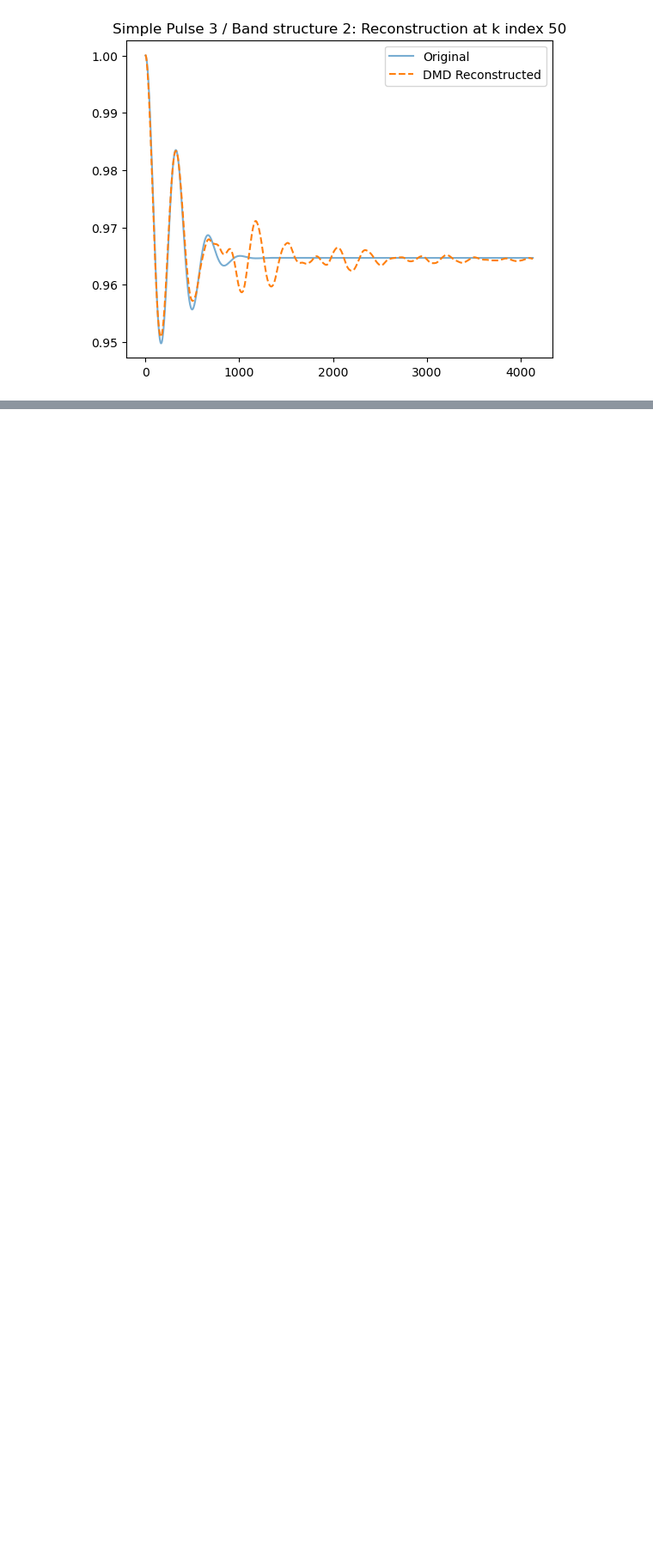
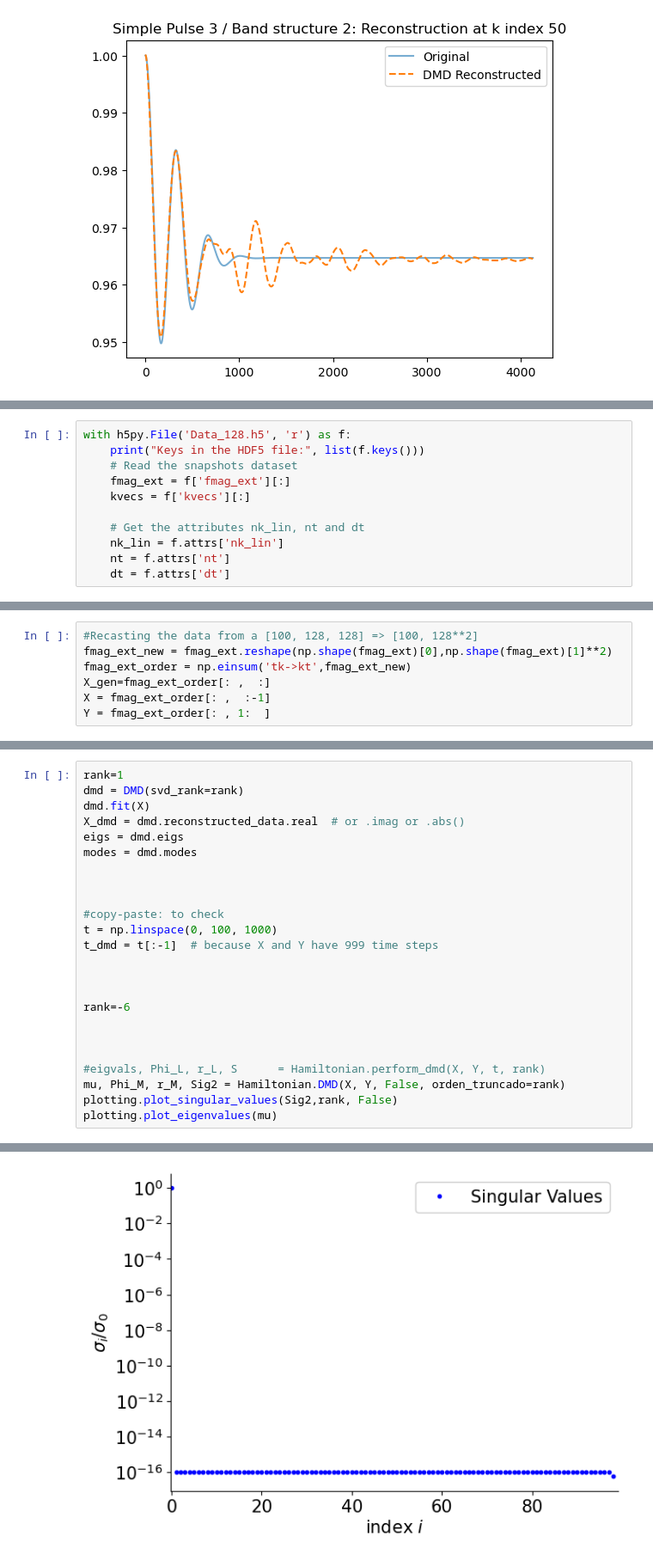
Before and after one commit to juanpulgarin/DMD_project, a Jupyter notebook: Running_Script.ipynb, the cells around one changed output, grey strips where cells are left out. Shown at 86% size. Drawn from its saved outputs; the diff is of its cells as text; blank space fills up the shorter version.

```diff
--- a/Running_Script.ipynb
+++ b/Running_Script.ipynb
@@ -1376,0 +1372,11 @@ plt.show()
+# %%
+with h5py.File('Data_128.h5', 'r') as f:
+    print("Keys in the HDF5 file:", list(f.keys()))
+    # Read the snapshots dataset
+    fmag_ext = f['fmag_ext'][:]
+    kvecs = f['kvecs'][:]
+
+    # Get the attributes nk_lin, nt and dt
+    nk_lin = f.attrs['nk_lin']
+    nt = f.attrs['nt']
+    dt = f.attrs['dt']
@@ -1376,0 +1412,7 @@ plt.show()
+# %%
+#Recasting the data from a [100, 128, 128] => [100, 128**2]
+fmag_ext_new = fmag_ext.reshape(np.shape(fmag_ext)[0],np.shape(fmag_ext)[1]**2)
+fmag_ext_order = np.einsum('tk->kt',fmag_ext_new)
+X_gen=fmag_ext_order[: ,  :]
+X = fmag_ext_order[: ,  :-1]
+Y = fmag_ext_order[: , 1:  ]
@@ -1376,0 +1439,25 @@ plt.show()
+# %%
+rank=1
+dmd = DMD(svd_rank=rank)
+dmd.fit(X)
+X_dmd = dmd.reconstructed_data.real  # or .imag or .abs()
+eigs = dmd.eigs
+modes = dmd.modes
+
+
+
+#copy-paste: to check
+t = np.linspace(0, 100, 1000)
+t_dmd = t[:-1]  # because X and Y have 999 time steps
+
+
+
+rank=-6
+
+
+
+#eigvals, Phi_L, r_L, S      = Hamiltonian.perform_dmd(X, Y, t, rank)
+mu, Phi_M, r_M, Sig2 = Hamiltonian.DMD(X, Y, False, orden_truncado=rank)
+plotting.plot_singular_values(Sig2,rank, False)
+plotting.plot_eigenvalues(mu)
+# %% [output]
@@ -1376,0 +1465 @@ plt.show()
+[figure, added]
```
Also changed, not shown: parts of 12 cells of this notebook, 2 other files.
